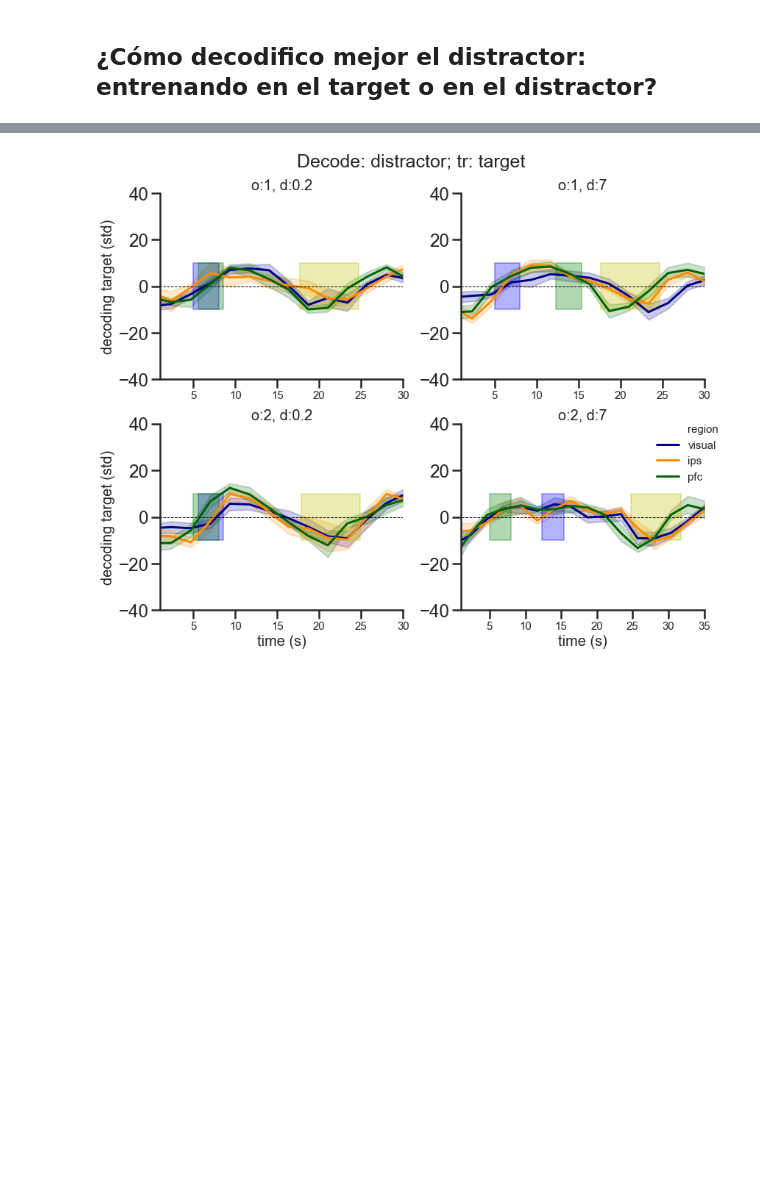
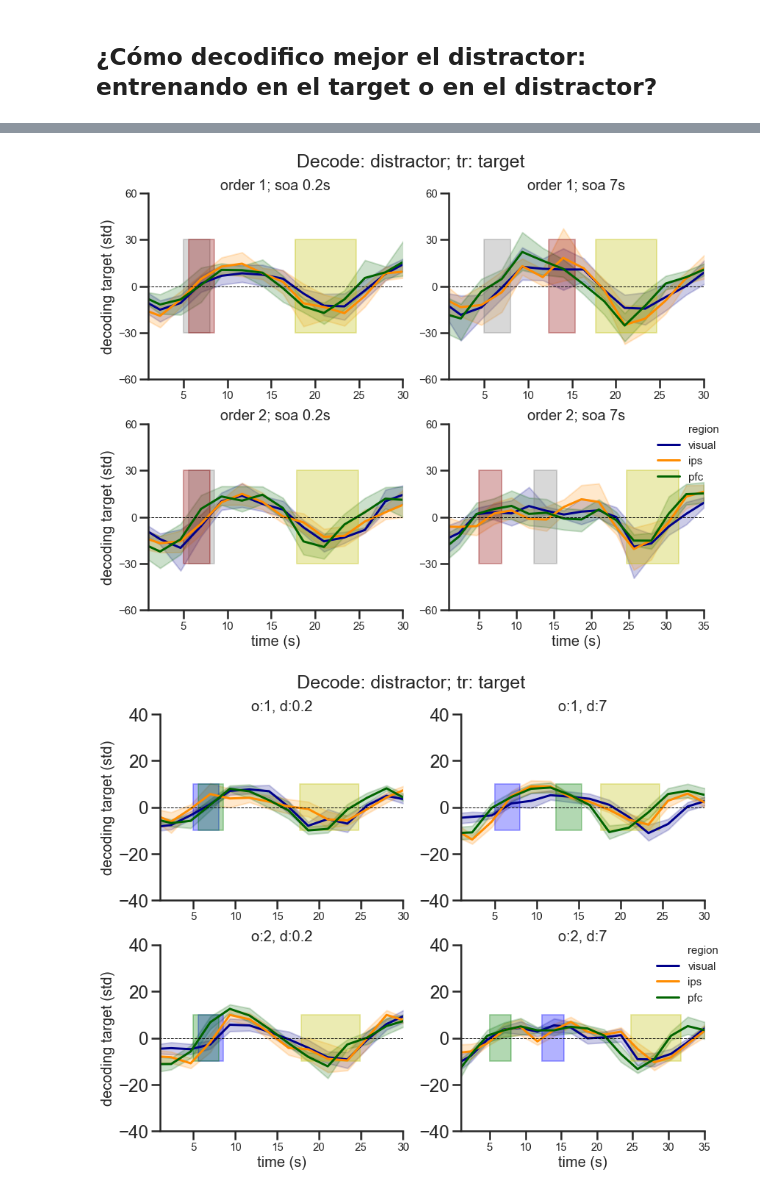
Before and after one commit to davidbestue/encoding, a Jupyter notebook: scripts/plots/IEM/Questions.ipynb, the cells around one changed output, grey strips where cells are left out. Saved outputs shown, nothing was run; the diff lists cells and outputs as text; code cells hidden in the pictures; blank space fills up the shorter version.

```diff
--- a/scripts/plots/IEM/Questions.ipynb
+++ b/scripts/plots/IEM/Questions.ipynb
@@ -431,3 +303,8 @@ tiemcourse(df_x , 'Decode: distractor; tr: distractor', ylims=[-40,40])
+# %%
+df_x = df_time_distractor.loc[df_time_distractor['training_item']=='target']
+tiemcourse_c(df_x , 'Decode: distractor; tr: target', ylims=[-60,60])
+# %% [output]
+[figure, added]
 # %%
 df_x = df_time_distractor.loc[df_time_distractor['training_item']=='target']
 tiemcourse(df_x , 'Decode: distractor; tr: target', ylims=[-40,40])
```
Also changed, not shown: parts of 6 cells of this notebook.
